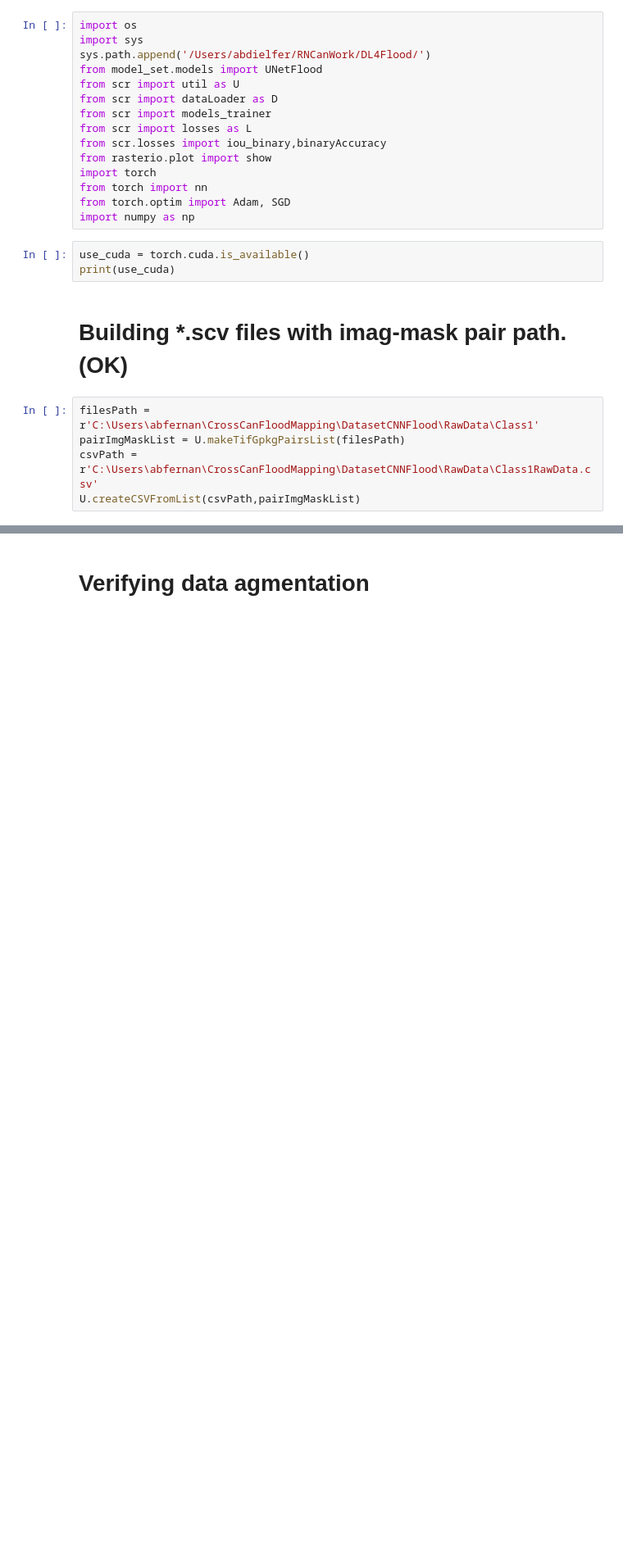
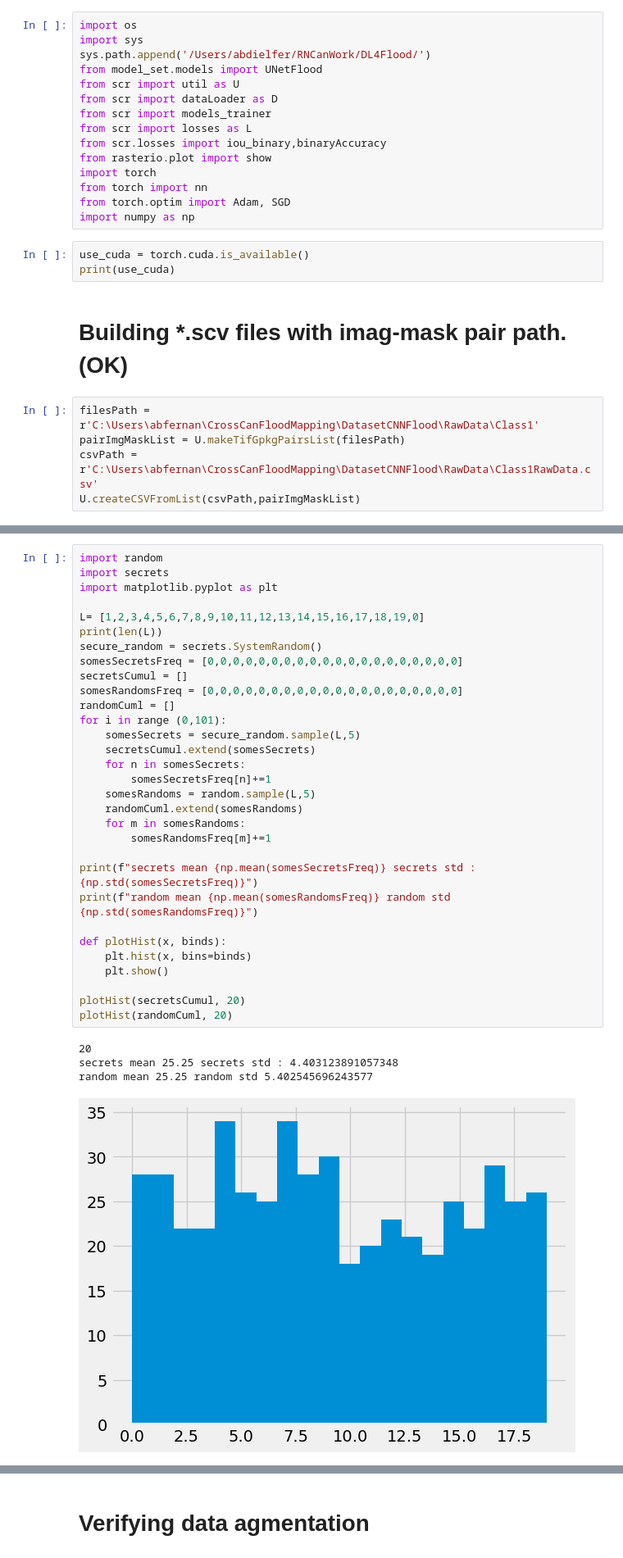
Before and after one commit to Abdielfer/DL4Flood, a Jupyter notebook: testingZone.ipynb, the cells around one changed output, grey strips where cells are left out. Shown at 82% size. Drawn from its saved outputs; the diff is of its cells as text; blank space fills up the shorter version.

Commit message:
random Sampler from list

```diff
--- a/testingZone.ipynb
+++ b/testingZone.ipynb
@@ -25,0 +29,36 @@ U.createCSVFromList(csvPath,pairImgMaskList)
+# %%
+import random
+import secrets
+import matplotlib.pyplot as plt
+
+L= [1,2,3,4,5,6,7,8,9,10,11,12,13,14,15,16,17,18,19,0]
+print(len(L))
+secure_random = secrets.SystemRandom()
+somesSecretsFreq = [0,0,0,0,0,0,0,0,0,0,0,0,0,0,0,0,0,0,0,0]
+secretsCumul = []
+somesRandomsFreq = [0,0,0,0,0,0,0,0,0,0,0,0,0,0,0,0,0,0,0,0]
+randomCuml = []
+for i in range (0,101):
+    somesSecrets = secure_random.sample(L,5)
+    secretsCumul.extend(somesSecrets)
+    for n in somesSecrets:
+        somesSecretsFreq[n]+=1
+    somesRandoms = random.sample(L,5)
+    randomCuml.extend(somesRandoms)
+    for m in somesRandoms:
+        somesRandomsFreq[m]+=1
+
+print(f"secrets mean {np.mean(somesSecretsFreq)} secrets std : {np.std(somesSecretsFreq)}")
+print(f"random mean {np.mean(somesRandomsFreq)} random std {np.std(somesRandomsFreq)}")
+
+def plotHist(x, binds):
+    plt.hist(x, bins=binds)
+    plt.show()
+
+plotHist(secretsCumul, 20)
+plotHist(randomCuml, 20)
+# %% [output]
+20
+secrets mean 25.25 secrets std : 4.403123891057348
+random mean 25.25 random std 5.402545696243577
+[figure, added]
```
Also changed, not shown: parts of 14 cells of this notebook, 3 other files.
